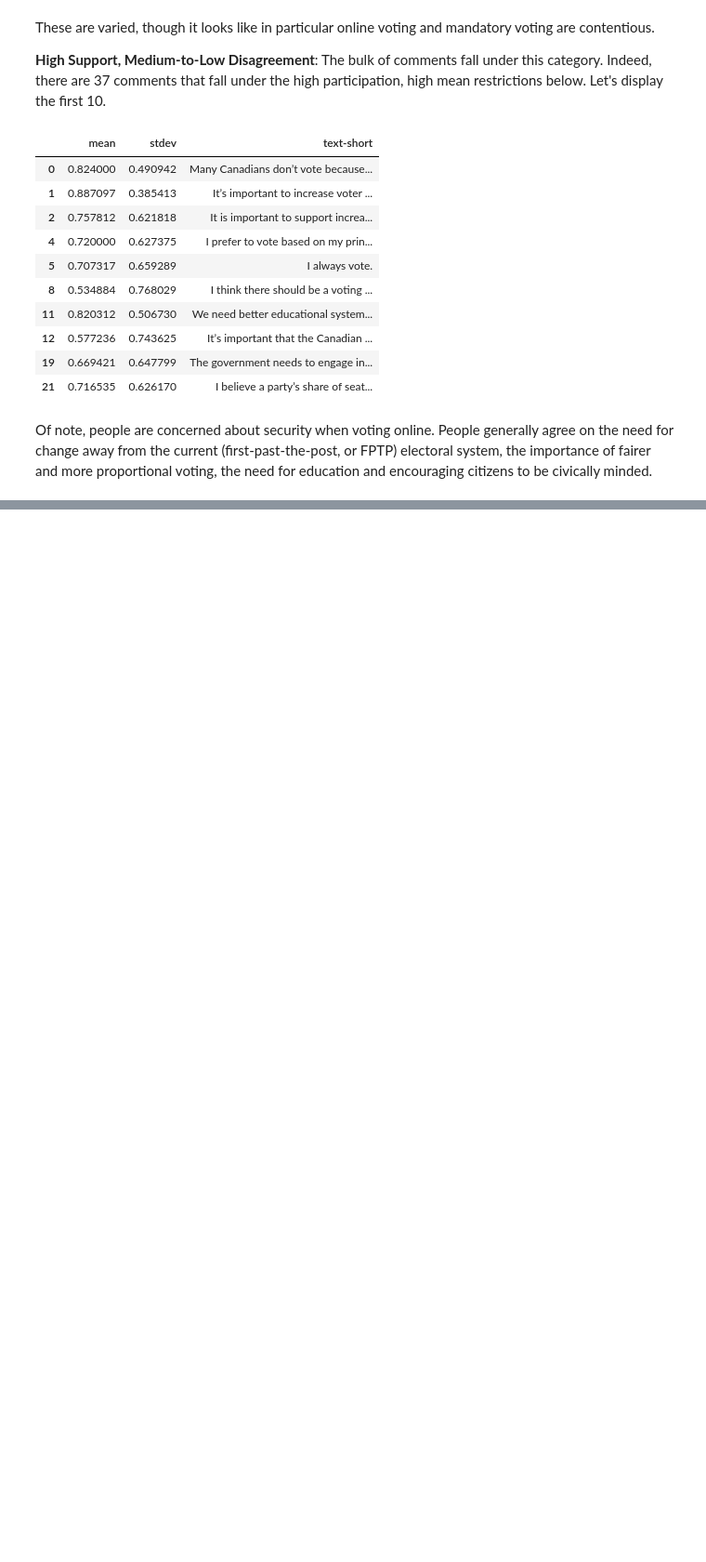
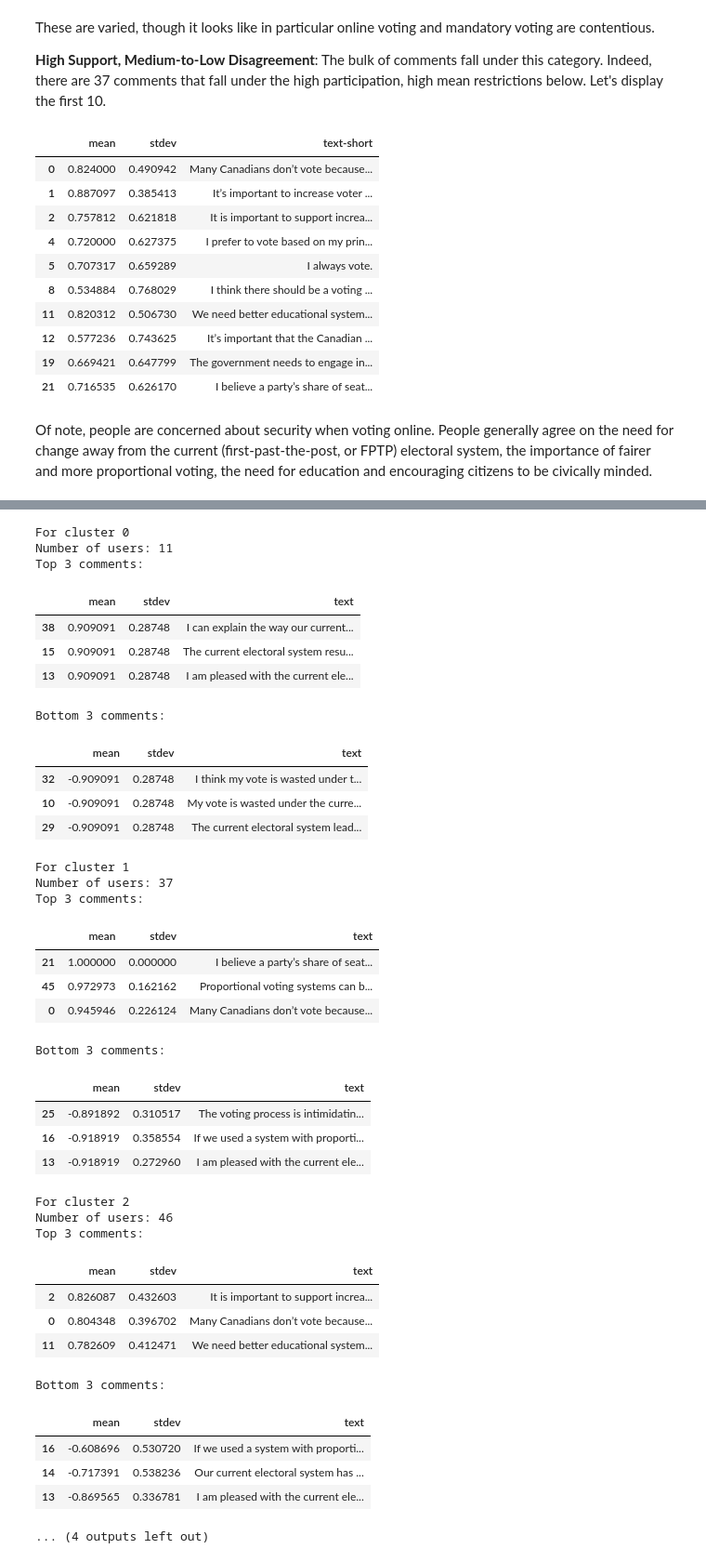
Before and after one commit to cczhu/OpenDataToronto, a Jupyter notebook: MyDem0cracy/MyDemocracy (Open Data Toronto 2017-2-23).ipynb, the cells around one changed output, grey strips where cells are left out. Shown at 93% size. Drawn from its saved outputs; the diff is of its cells as text; code cells hidden in the pictures; blank space fills up the shorter version.

```diff
--- a/MyDem0cracy/MyDemocracy (Open Data Toronto 2017-2-23).ipynb
+++ b/MyDem0cracy/MyDemocracy (Open Data Toronto 2017-2-23).ipynb
@@ -381,0 +570,42 @@ One goal of MyDem0cracy is to categorize poll-takers into opinion groups.  Pol.i
+# %%
+kmeans = sklc.KMeans(n_clusters=4, max_iter=300, tol=0.0001)
+kmeans.fit(uvote)
+get_top_remarks(uvote, kmeans.labels_, topcomm=3)
+# %% [output]
+For cluster 0
+Number of users: 11
+Top 3 comments:
+|  | mean | stdev | text |
+| 38 | 0.909091 | 0.28748 | I can explain the way our current... |
+| 15 | 0.909091 | 0.28748 | The current electoral system resu... |
+| 13 | 0.909091 | 0.28748 | I am pleased with the current ele... |
+Bottom 3 comments:
+|  | mean | stdev | text |
+| 32 | -0.909091 | 0.28748 | I think my vote is wasted under t... |
+| 10 | -0.909091 | 0.28748 | My vote is wasted under the curre... |
+| 29 | -0.909091 | 0.28748 | The current electoral system lead... |
+For cluster 1
+Number of users: 37
+Top 3 comments:
+|  | mean | stdev | text |
+| 21 | 1.000000 | 0.000000 | I believe a party’s share of seat... |
+| 45 | 0.972973 | 0.162162 | Proportional voting systems can b... |
+| 0 | 0.945946 | 0.226124 | Many Canadians don’t vote because... |
+Bottom 3 comments:
+|  | mean | stdev | text |
+| 25 | -0.891892 | 0.310517 | The voting process is intimidatin... |
+| 16 | -0.918919 | 0.358554 | If we used a system with proporti... |
+| 13 | -0.918919 | 0.272960 | I am pleased with the current ele... |
+For cluster 2
+Number of users: 46
+Top 3 comments:
+|  | mean | stdev | text |
+| 2 | 0.826087 | 0.432603 | It is important to support increa... |
+| 0 | 0.804348 | 0.396702 | Many Canadians don’t vote because... |
+| 11 | 0.782609 | 0.412471 | We need better educational system... |
+Bottom 3 comments:
+|  | mean | stdev | text |
+| 16 | -0.608696 | 0.530720 | If we used a system with proporti... |
+| 14 | -0.717391 | 0.538236 | Our current electoral system has ... |
+| 13 | -0.869565 | 0.336781 | I am pleased with the current ele... |
+... (4 outputs left out)
```
Also changed, not shown: parts of 46 cells of this notebook, 4 other files.
